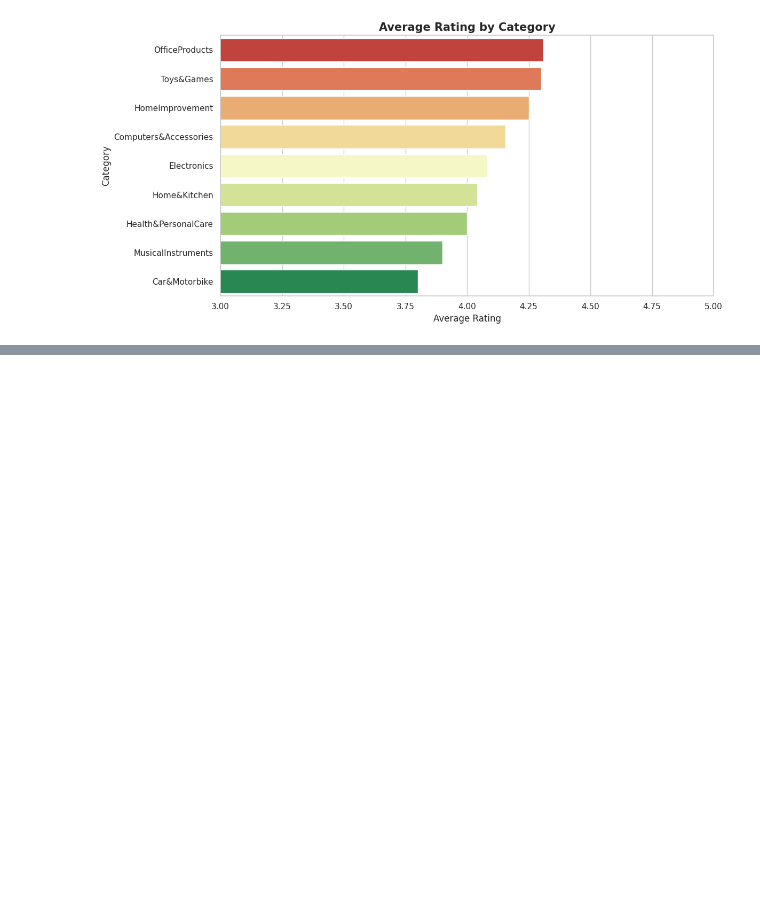
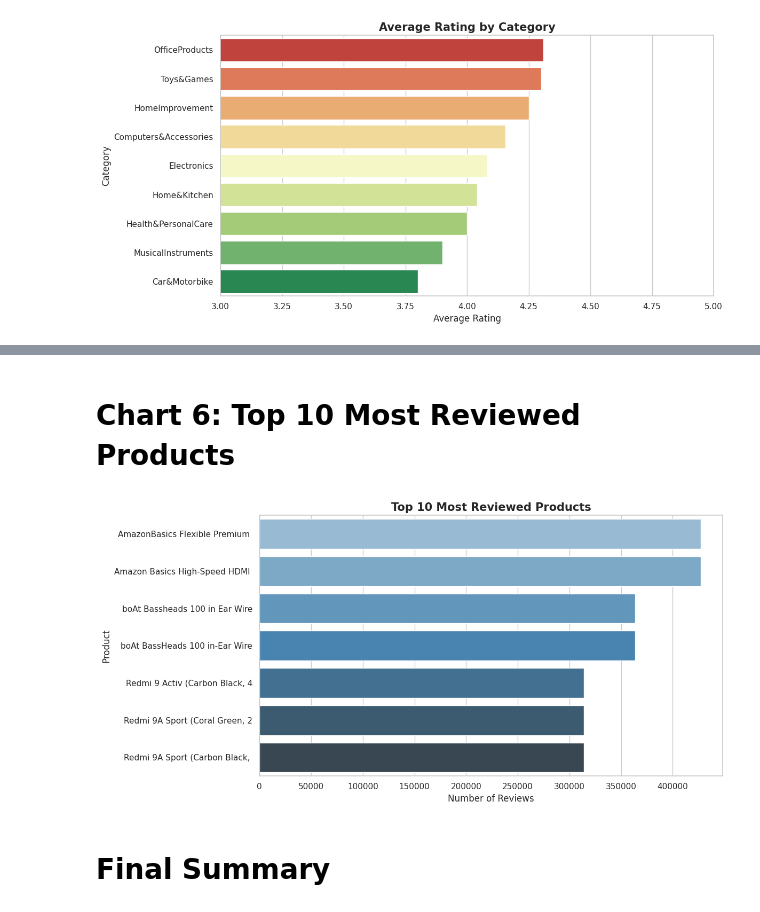
Before and after one commit to AiWriter404/amazon-sales-analysis, a Jupyter notebook: amazon_sales_analysis.ipynb, the cells around one changed output, grey strips where cells are left out. Drawn from its saved outputs; the diff is of its cells as text; code cells hidden in the pictures; blank space fills up the shorter version.

```diff
--- a/amazon_sales_analysis.ipynb
+++ b/amazon_sales_analysis.ipynb
@@ -357,0 +380,22 @@ plt.show()
+# %% [markdown]
+# **Chart 6: Top 10 Most Reviewed Products**
+# %%
+# Top 10 Most Reviewed Products
+# which products have most customer reviews
+
+top_reviewed = df.nlargest(10, 'rating_count')[['product_name', 'rating_count', 'rating']]
+top_reviewed['product_name'] = top_reviewed['product_name'].str[:30]
+
+plt.figure(figsize=(12, 6))
+
+sns.barplot(data=top_reviewed, x='rating_count', y='product_name', palette='Blues_d')
+
+plt.title('Top 10 Most Reviewed Products', fontsize=15, fontweight='bold')
+plt.xlabel('Number of Reviews')
+plt.ylabel('Product')
+plt.tight_layout()
+plt.show()
+# %% [output]
+[figure, added]
+# %% [markdown]
+# **Final Summary**
```
Also changed, not shown: parts of 3 cells of this notebook.
